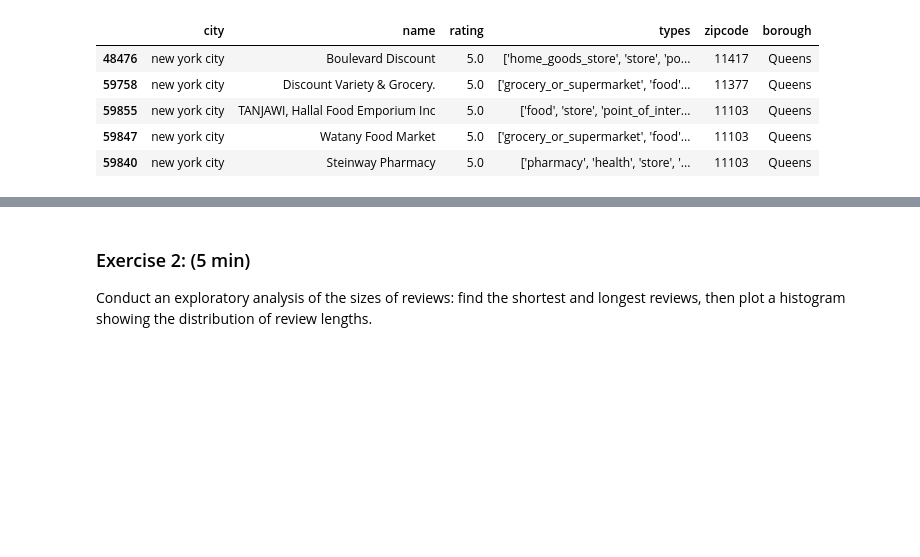
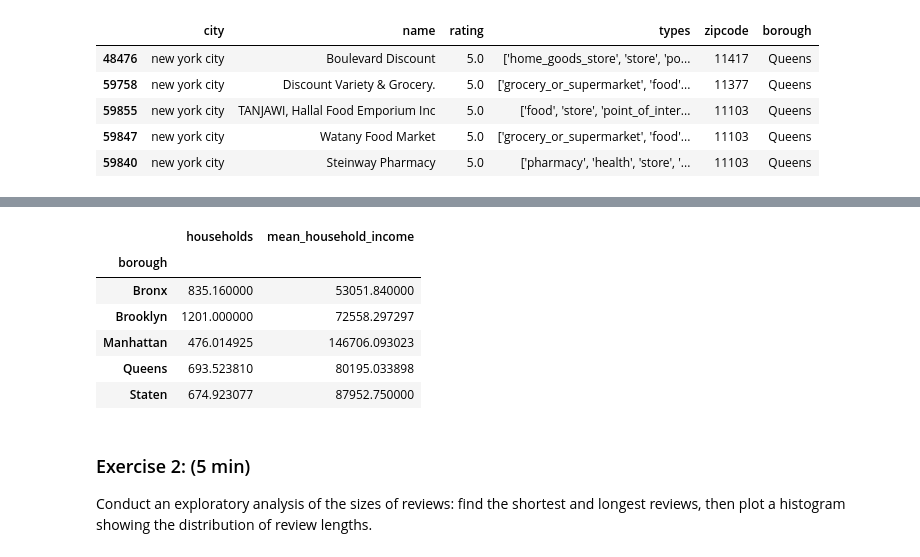
Before and after one commit to ChengAaron/1130-Final, a Jupyter notebook: 1130 Project.ipynb, the cells around one changed output, grey strips where cells are left out. Cells and saved outputs as stored; diff of their text form; code cells hidden in the pictures; blank space fills up the shorter version.

```diff
--- a/1130 Project.ipynb
+++ b/1130 Project.ipynb
@@ -308,3 +320,16 @@ venu.head()
+# %%
+d = democlean.groupby(['borough']).mean()
+d = d.drop(['20-24_years', '5_years_or_less', '5-9_years','10-14_years','15-19_years','25-34_years','35-44_years','45-54_years'], axis=1)
+d = d.drop(['55-59_years', '60-64_years', '65-74_years','75-84_years','85_years_or_more','zipcode','$9,999_or_less',], axis=1)
+d
+# %% [output]
+|  | households | mean_household_income |
+| borough |  |  |
+| Bronx | 835.160000 | 53051.840000 |
+| Brooklyn | 1201.000000 | 72558.297297 |
+| Manhattan | 476.014925 | 146706.093023 |
+| Queens | 693.523810 | 80195.033898 |
+| Staten | 674.923077 | 87952.750000 |
 # %% [markdown]
 ### Exercise 2: (5 min)
 
```
Also changed, not shown: parts of 3 cells of this notebook.
